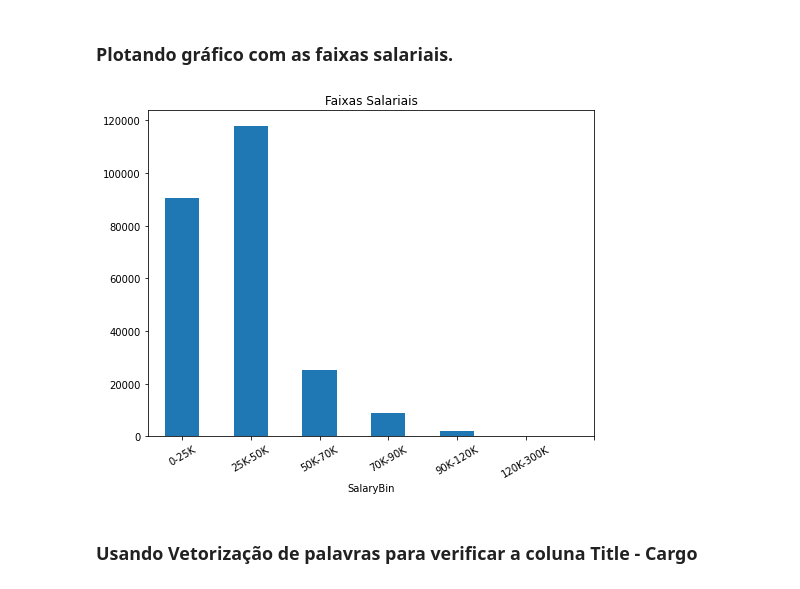
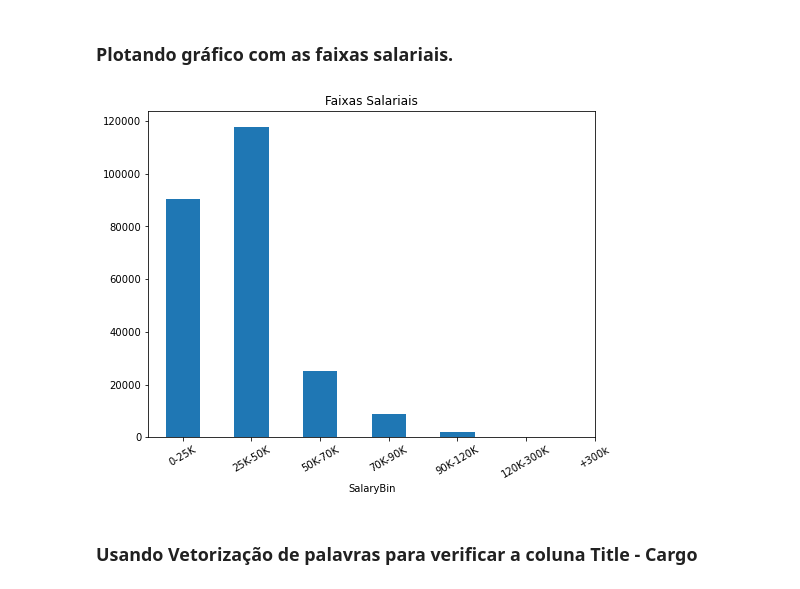
Before and after one commit to NophaieViscente/PredictSalary, a Jupyter notebook: PredictSalary_RegressionProblemExample_AED.ipynb, the cells around one changed output. Cells and saved outputs as stored; diff of their text form; code cells hidden in the pictures.

```diff
--- a/PredictSalary_RegressionProblemExample_AED.ipynb
+++ b/PredictSalary_RegressionProblemExample_AED.ipynb
@@ -342,11 +352,11 @@ df_tmp['SalaryBin'] = pd.cut(x=df_tmp.SalaryNormalized, bins=intervalosSalariais
 # %%
 plt.figure(figsize=(8,6))
 df_tmp.groupby('SalaryBin')['LocationNormalized'].count().plot.bar()
 plt.title("Faixas Salariais")
-plt.xticks([0,1,2,3,4,5,6],['0-25K','25K-50K','50K-70K','70K-90K','90K-120K','120K-300K'], rotation=30)
+plt.xticks([0,1,2,3,4,5,6],['0-25K','25K-50K','50K-70K','70K-90K','90K-120K','120K-300K','+300k'], rotation=30)
 plt.show()
 # %% [output]
-[figure, old version]
+[figure, new version]
 # %% [markdown]
 ### Usando Vetorização de palavras para verificar a coluna Title - Cargo
 # %% [markdown]
```
Also changed, not shown: parts of 15 cells of this notebook.
